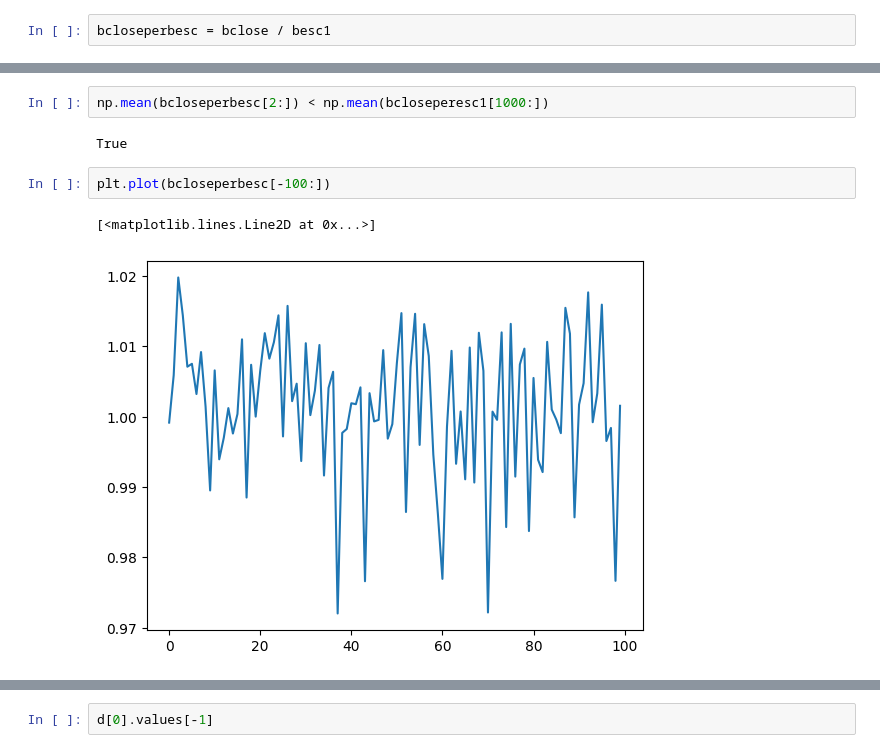
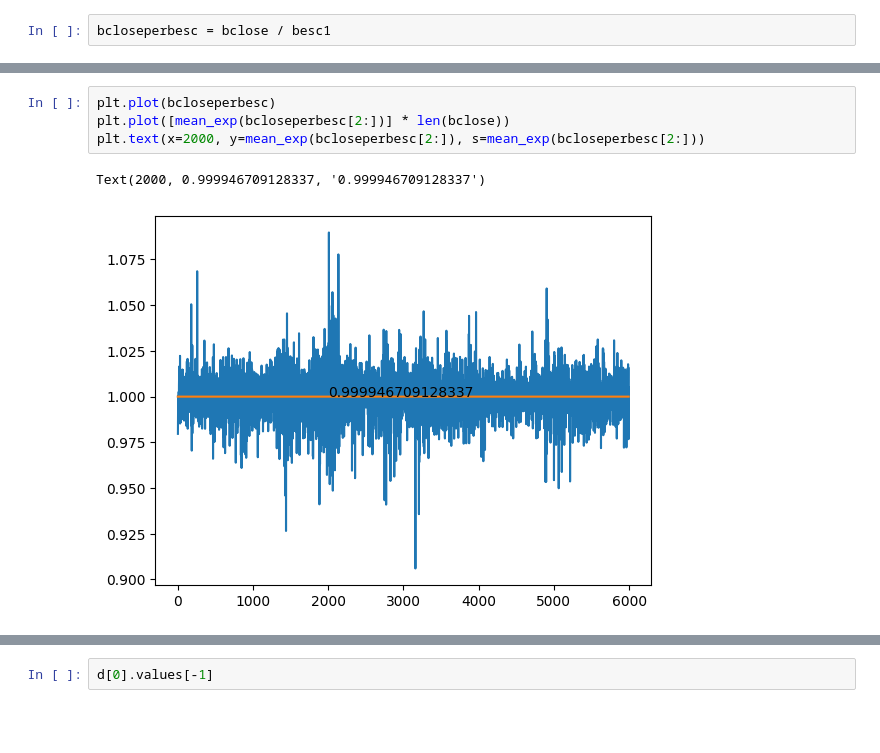
Before and after one commit to bahram3000/all_project, a Jupyter notebook: clean_project/pre_test_my_pakage_func.ipynb, the cells around one changed output, grey strips where cells are left out. Cells and saved outputs as stored; diff of their text form; blank space fills up the shorter version.

```diff
--- a/clean_project/pre_test_my_pakage_func.ipynb
+++ b/clean_project/pre_test_my_pakage_func.ipynb
@@ -885,13 +919,11 @@ Text(2000, 1.0000058125239704, '1.0000058125239704')
 [figure]
-# %%
-np.mean(bcloseperbesc[2:]) < np.mean(bcloseperesc1[1000:])
-# %% [output]
-True
-# %%
-plt.plot(bcloseperbesc[-100:])
-# %% [output]
-[<matplotlib.lines.Line2D at 0x...>]
-[figure, removed]
+# %%
+plt.plot(bcloseperbesc)
+plt.plot([mean_exp(bcloseperbesc[2:])] * len(bclose))
+plt.text(x=2000, y=mean_exp(bcloseperbesc[2:]), s=mean_exp(bcloseperbesc[2:]))
+# %% [output]
+Text(2000, 0.999946709128337, '0.999946709128337')
+[figure, added]
 # %%
 plt.plot((bclose - besc1)[-100:])
 # %% [output]
```
Also changed, not shown: parts of 31 cells of this notebook, 1 other file.
